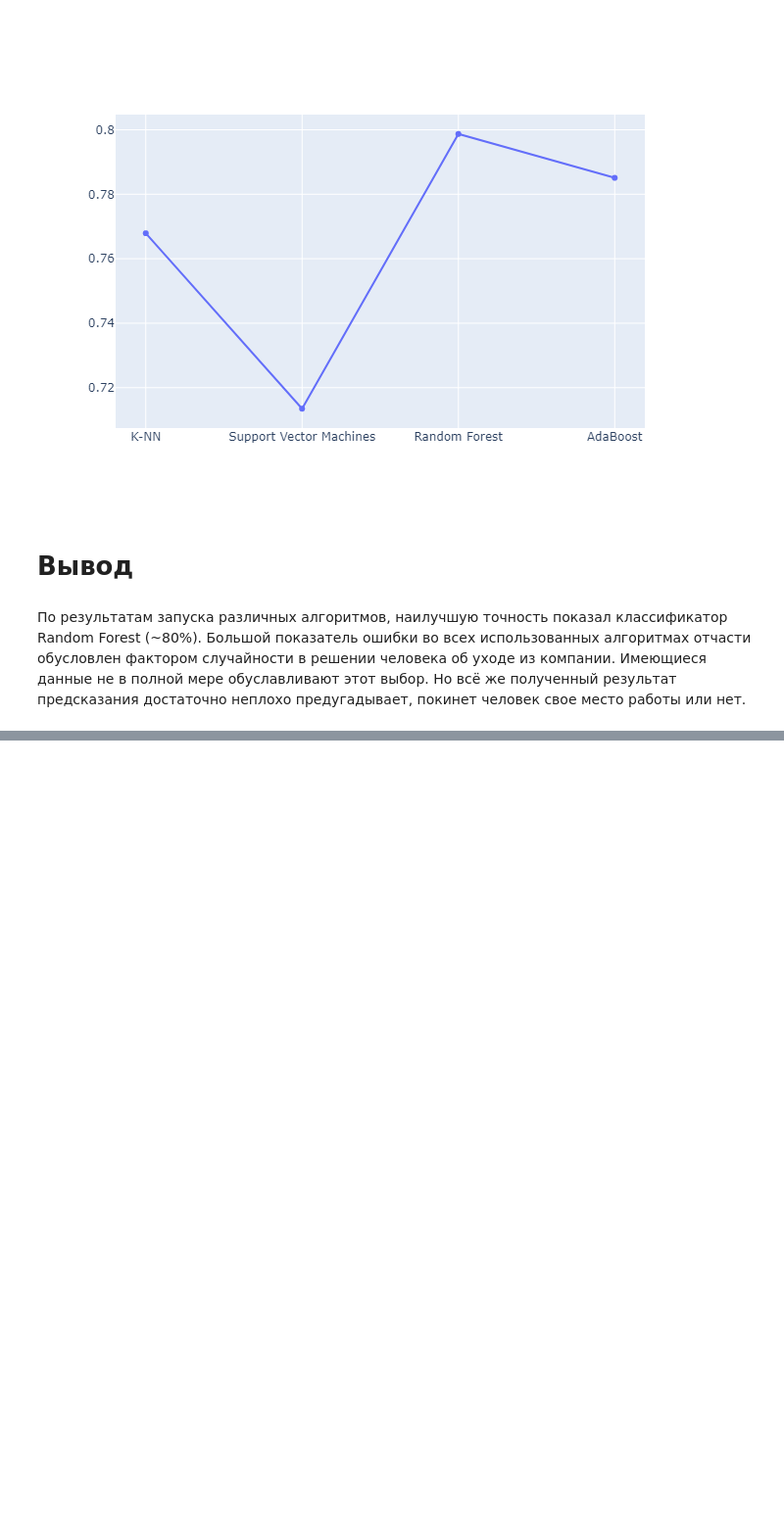
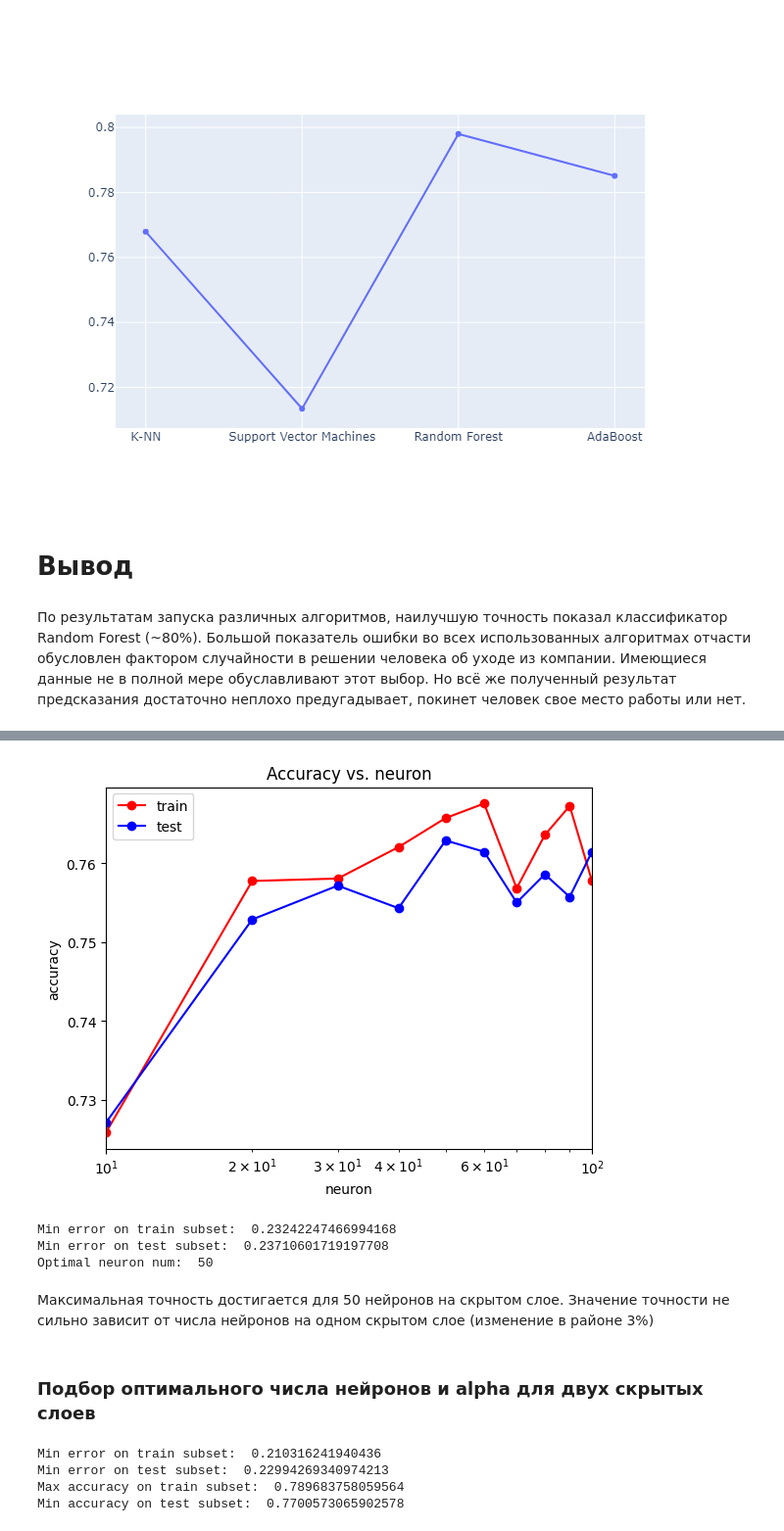
Before and after one commit to AntonDudchenko/ML_homeworks, a Jupyter notebook: Main.ipynb, the cells around one changed output, grey strips where cells are left out. Shown at 98% size. Cells and saved outputs as stored; diff of their text form; code cells hidden in the pictures; blank space fills up the shorter version.

```diff
--- a/Main.ipynb
+++ b/Main.ipynb
@@ -456,0 +558,27 @@ fig3.show("png")
+# %%
+plt.semilogx(neuron_nums, trainAcc, 'r-o', label = 'train')
+plt.semilogx(neuron_nums, testAcc, 'b-o', label = 'test')
+plt.xlim([np.min(neuron_nums), np.max(neuron_nums)])
+plt.title('Accuracy vs. neuron')
+plt.xlabel('neuron')
+plt.ylabel('accuracy')
+plt.legend()
+pass
+# %% [output]
+[figure, added]
+# %%
+min_train_err = np.min(trainErr)
+min_test_err = np.min(testErr)
+print('Min error on train subset: ', min_train_err)
+print('Min error on test subset: ', min_test_err)
+
+neuron_opt = neuron_nums[testErr == min_test_err][0]
+print('Optimal neuron num: ', neuron_opt)
+# %% [output]
+Min error on train subset:  0.23242247466994168
+Min error on test subset:  0.23710601719197708
+Optimal neuron num:  50
+# %% [markdown]
+Максимальная точность достигается для 50 нейронов на скрытом слое. Значение точности не сильно зависит от числа нейронов на одном скрытом слое (изменение в районе 3%)
+# %% [markdown]
+### Подбор оптимального числа нейронов и alpha для двух скрытых слоев
@@ -456,0 +610,14 @@ fig3.show("png")
+# %%
+min_train_err = np.min(trainErr)
+min_test_err = np.min(testErr)
+max_train_acc = np.max(trainAcc)
+max_test_acc = np.max(testAcc)
+print('Min error on train subset: ', min_train_err)
+print('Min error on test subset: ', min_test_err)
+print('Max accuracy on train subset: ', max_train_acc)
+print('Min accuracy on test subset: ', max_test_acc)
+# %% [output]
+Min error on train subset:  0.210316241940436
+Min error on test subset:  0.22994269340974213
+Max accuracy on train subset:  0.789683758059564
+Min accuracy on test subset:  0.7700573065902578
```
Also changed, not shown: parts of 18 cells of this notebook.
